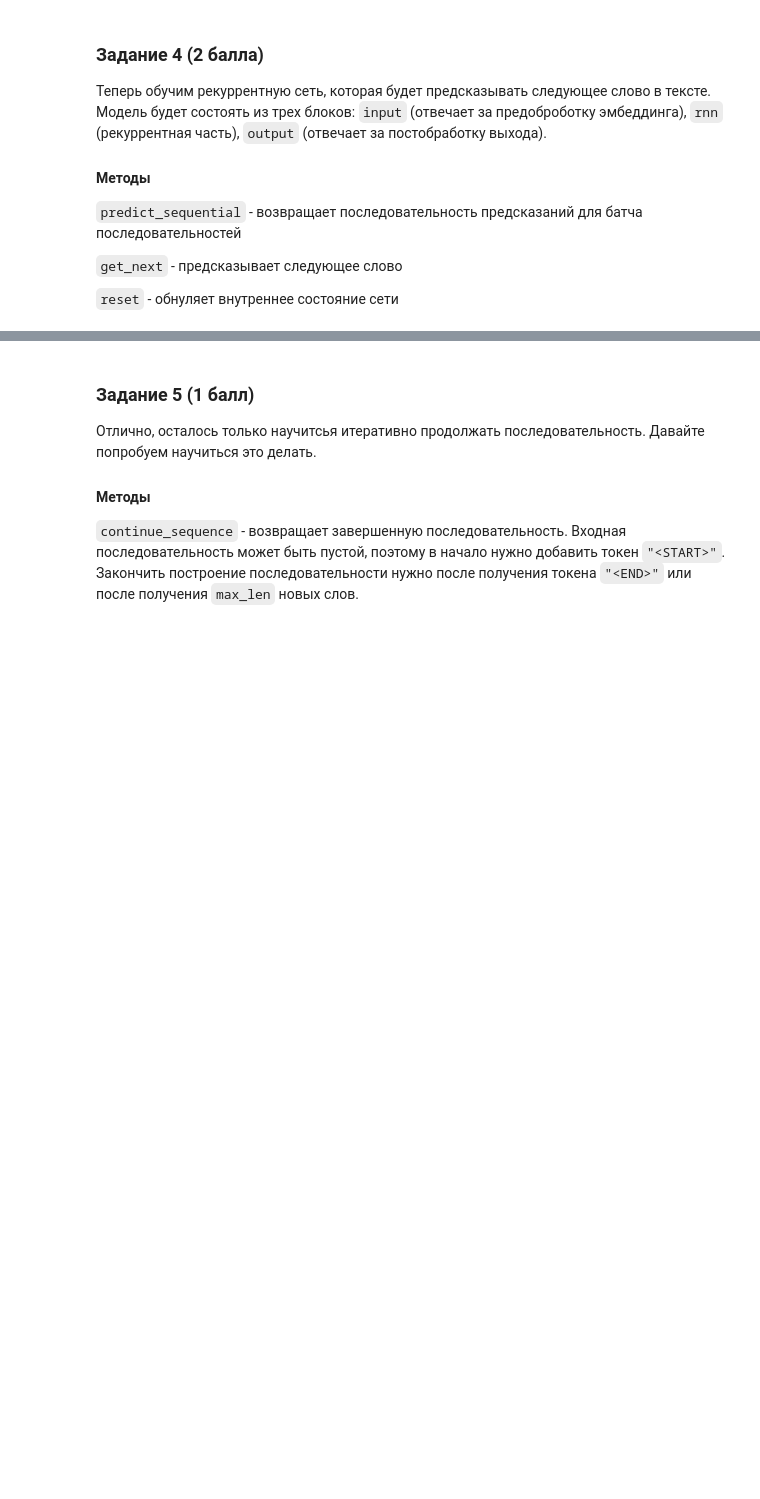
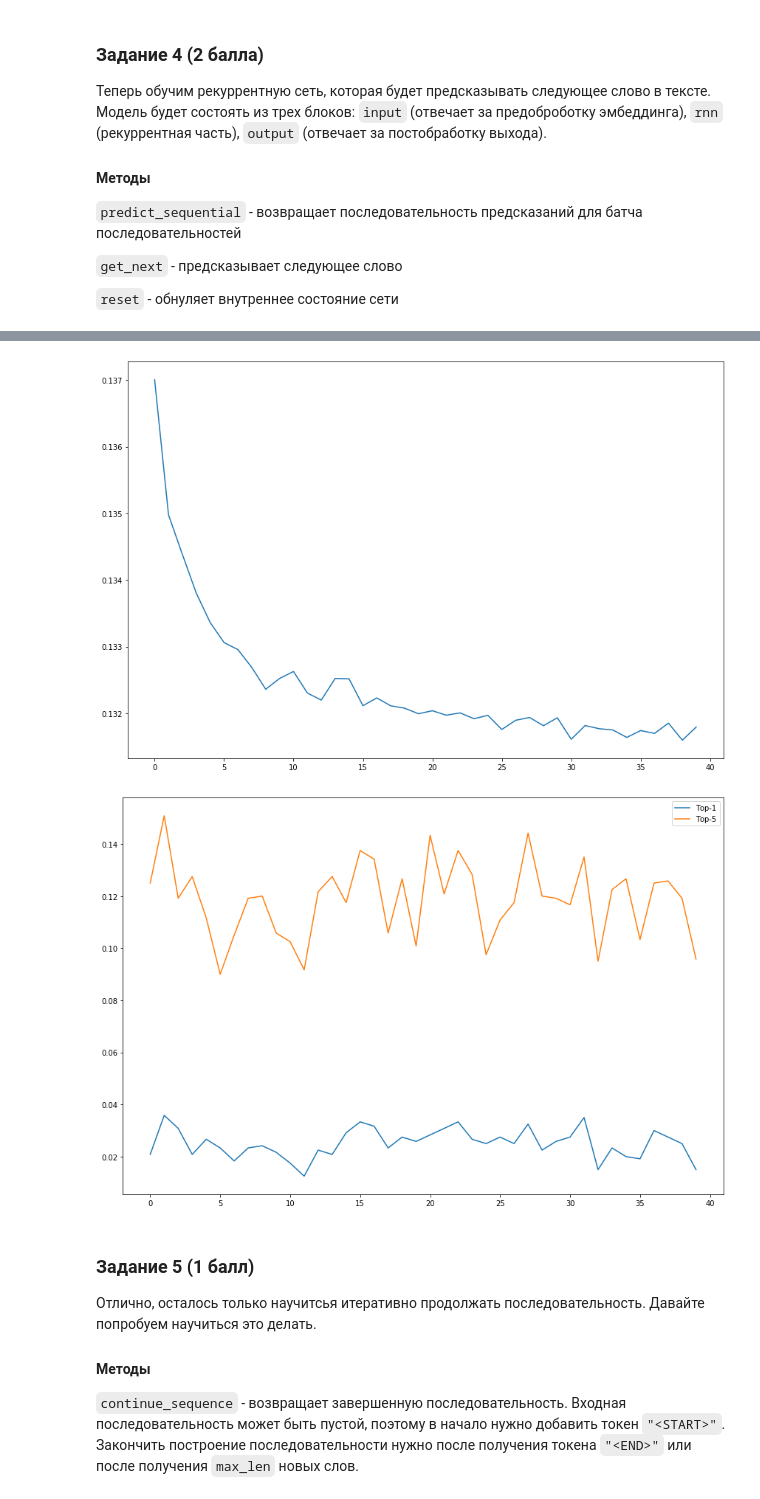
Before and after one commit to kraalfar/bml, a Jupyter notebook: hw6/hw06.ipynb, the cells around one changed output, grey strips where cells are left out. Saved outputs shown, nothing was run; the diff lists cells and outputs as text; code cells hidden in the pictures; blank space fills up the shorter version.

```diff
--- a/hw6/hw06.ipynb
+++ b/hw6/hw06.ipynb
@@ -250,5 +241,0 @@ len
-# %%
-ct = time.time()
-for batch in tqdm(dataloader):
-    print(time.time()-ct)
-    ct = time.time()
@@ -257,3 +242,5 @@ KeyboardInterrupt: ignored
+# %%
+embedder = Embedding(skipgram)
 # %%
 king = embedder.embed(["король"])[0]
 cat = embedder.embed(["кошка"])[0]
@@ -344,18 +336,18 @@ class TextRNN:
         return list(self.input.parameters()) + list(self.rnn.parameters()) + list(self.output.parameters())
 
     def get_next(self, batch):
-        x, self.hidden = self.rnn(self.input(sequences).unsqueeze(1))
+        x, self.hidden = self.rnn(self.input(batch).unsqueeze(1))
         return self.output(x)
 
     def reset(self):
         self.hidden = None
 # %%
 BATCH_SIZE = 64
-EPOCHS = 200
+EPOCHS = 40
 
 dataset = TokenSeqDataset(embedder, tokenized)
 dataloader = DataLoader(dataset, batch_size=BATCH_SIZE, shuffle=True)
-rnn = TextRNN(24)
+rnn = TextRNN(144)
 optim = torch.optim.Adam(rnn.parameters(), lr=1e-3)
 losses = []
 top1accs = []
@@ -376,8 +368,8 @@ for i in range(EPOCHS):
         steps += 1
         if steps % 100 == 0:
             acc_steps += 1
-            word_pred = embedder.n_closest(y_pred.detach().view(-1, 24)[:200].cpu().numpy())
-            word_true = embedder.reconstruct(y_true.detach().view(-1, 24)[:200].cpu().numpy())
+            word_pred = embedder.n_closest(y_pred.detach().view(-1, 144)[:200].cpu().numpy())
+            word_true = embedder.reconstruct(y_true.detach().view(-1, 144)[:200].cpu().numpy())
 
             unknown_mask = loss_mask.view(-1).cpu().numpy()
             t1a = 0
@@ -437,3 +429,17 @@ Top-5 accuracy: 0.013333333333333334
+# %%
+plt.figure(figsize=(12, 8))
+plt.plot(list(range(EPOCHS)), losses)
+plt.tight_layout()
+plt.show()
+plt.figure(figsize=(12, 8))
+plt.plot(list(range(len(top1accs))), top1accs, label="Top-1")
+plt.plot(list(range(len(top5accs))), top5accs, label="Top-5")
+plt.legend()
+plt.tight_layout()
+plt.show()
+# %% [output]
+[figure, added]
+[figure, added]
 # %% [markdown]
 ### Задание 5 (1 балл)
 Отлично, осталось только научитсья итеративно продолжать последовательность. Давайте попробуем научиться это делать.
```
Also changed, not shown: parts of 15 cells of this notebook, 1 other file.
